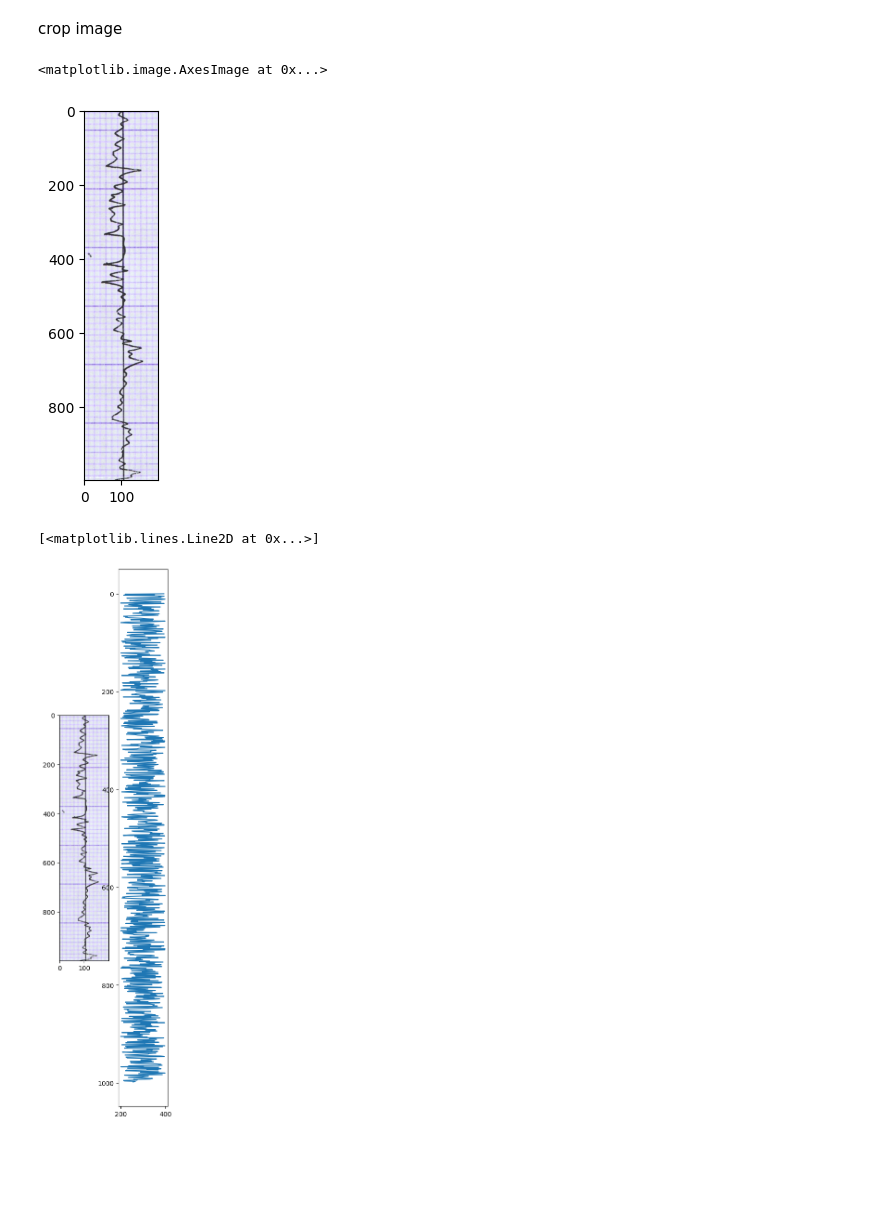
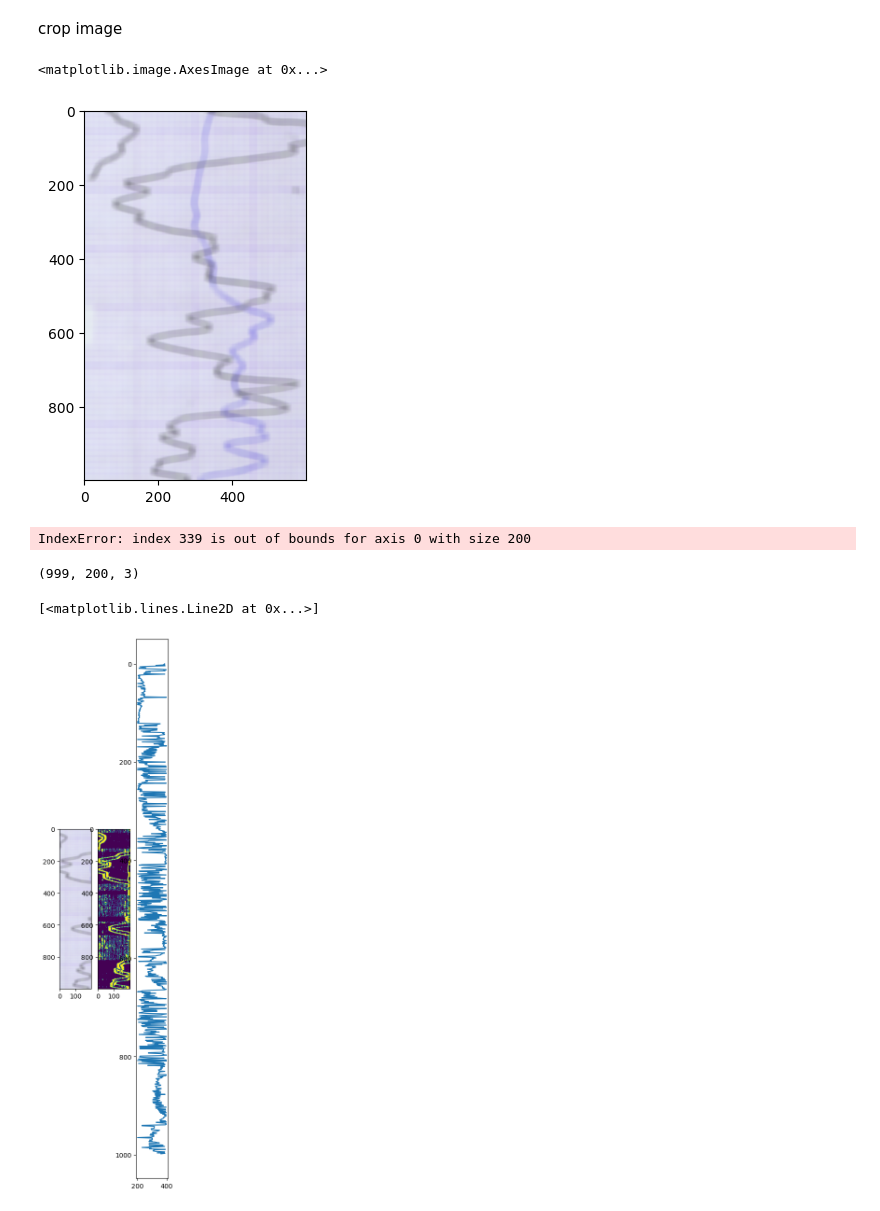
Before and after one commit to zeinovich/geovision, a Jupyter notebook: dzhunk-test.ipynb, the cells around one changed output. Drawn from its saved outputs; the diff is of its cells as text; code cells hidden in the pictures; blank space fills up the shorter version.

Commit message:
add: cool digitilizer

```diff
--- a/dzhunk-test.ipynb
+++ b/dzhunk-test.ipynb
@@ -25,6 +25,8 @@ plt.imshow(img_crop)
 two_plots = img_crop[:, 0:800, :]
 single_plot = img_crop[:, 800:, :]
 
+single_plot = two_plots
+
 fig, axs = plt.subplots(1, 2, figsize=(10, 5))
 axs[0].imshow(two_plots)
 axs[1].imshow(single_plot)
@@ -35,6 +37,6 @@ axs[1].imshow(single_plot)
 # Test single processer
 # %%
 print(single_plot.shape)
-filtered_img1 = image_processing(single_plot, kernel_size=6)
+filtered_img1 = image_processing(single_plot, filter_kernel_size=3, blur_kernel_size=20, iterations=2)
 plt.imshow(filtered_img1)
 # %% [output]
@@ -44,23 +46,31 @@ plt.imshow(filtered_img1)
 # %% [markdown]
 crop image
 # %%
-bbox=(200, 0, 400, 999)
+bbox=(100, 0, 700, 999)
 
 filtered_img1_cropped = filtered_img1[bbox[1]:bbox[3], bbox[0]:bbox[2]]
 plt.imshow(filtered_img1_cropped)
 # %% [output]
 <matplotlib.image.AxesImage at 0x...>
-[figure, old version]
+[figure, new version]
 # %%
-x, y = digitilize_single_line(
-    filtered_img1_cropped, bbox=(200, 0, 400, 999),
-    depthK=1, depthB=0, mnemonicK=1, mnemonicB=0
+lbls, x, y = digitilize_single_line(
+    filtered_img1_cropped, bbox=bbox,
+    depthK=1, depthB=0, mnemonicK=1, mnemonicB=0,
+    ad_dbscan_eps=0.03, ad_dbscan_min_samples=5
 )
+# %% [output]
+IndexError: index 339 is out of bounds for axis 0 with size 200
+# %%
+filtered_img1_cropped.shape
+# %% [output]
+(999, 200, 3)
 # %%
-fig, axs = plt.subplots(1,2, figsize=(3, 15))
+fig, axs = plt.subplots(1,3, figsize=(3, 15))
 axs[0].imshow(filtered_img1_cropped)
-axs[1].invert_yaxis()
-axs[1].plot(x, y)
+axs[1].imshow(lbls)
+axs[2].invert_yaxis()
+axs[2].plot(x, y)
 # %% [output]
 [<matplotlib.lines.Line2D at 0x...>]
-[figure, old version]
+[figure, new version]
```
Also changed, not shown: parts of 3 cells of this notebook, 2 other files.
